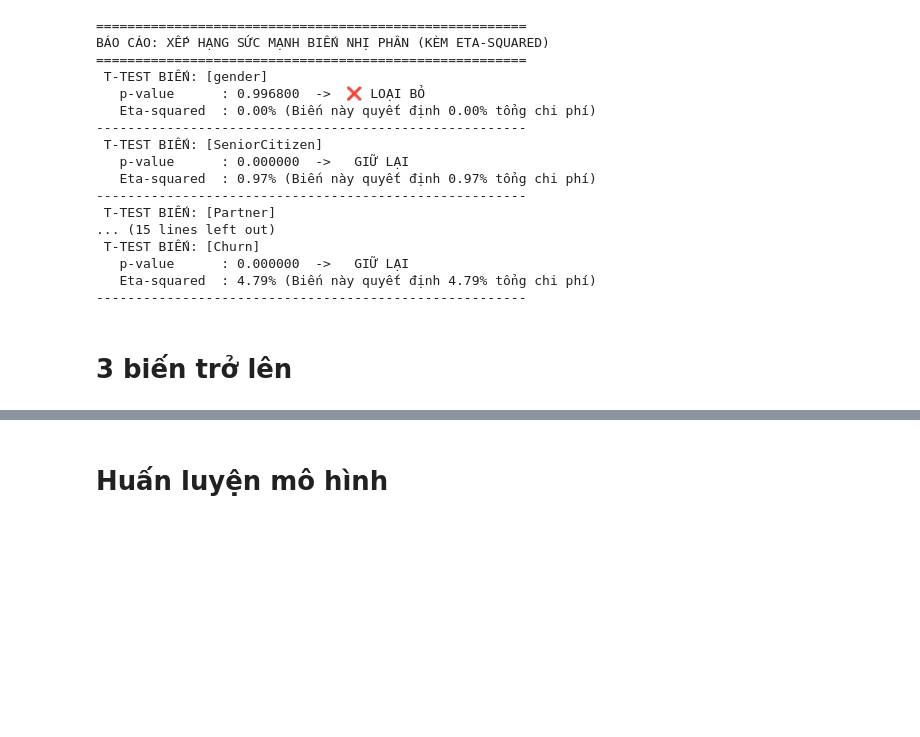
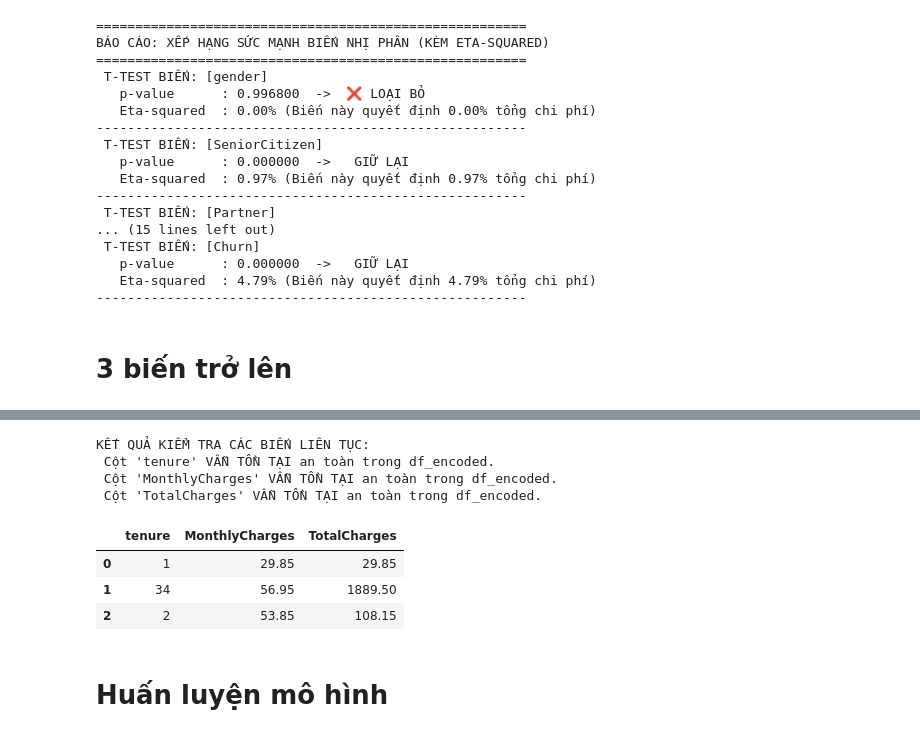
Before and after one commit to lamphat344961-alt/DA_mon_mhtk, a Jupyter notebook: project_1/shoot1.ipynb, the cells around one changed output, grey strips where cells are left out. Saved outputs shown, nothing was run; the diff lists cells and outputs as text; code cells hidden in the pictures; blank space fills up the shorter version.

```diff
--- a/project_1/shoot1.ipynb
+++ b/project_1/shoot1.ipynb
@@ -721,3 +737,25 @@ X_train, X_test, y_train, y_test = train_test_split(X_final, y, test_size=0.2, r
+# %%
+# Kiểm tra sự tồn tại của các cột số trong tập dữ liệu đã mã hóa
+numeric_check = ['tenure', 'MonthlyCharges', 'TotalCharges']
+
+print("KẾT QUẢ KIỂM TRA CÁC BIẾN LIÊN TỤC:")
+for col in numeric_check:
+    if col in df_encoded.columns:
+        print(f" Cột '{col}' VẪN TỒN TẠI an toàn trong df_encoded.")
+    else:
+        print(f" BÁO ĐỘNG: Cột '{col}' đã bị mất!")
+
+# Xem thử 3 dòng đầu tiên của riêng 3 cột này để yên tâm
+display(df_encoded[numeric_check].head(3))
+# %% [output]
+KẾT QUẢ KIỂM TRA CÁC BIẾN LIÊN TỤC:
+ Cột 'tenure' VẪN TỒN TẠI an toàn trong df_encoded.
+ Cột 'MonthlyCharges' VẪN TỒN TẠI an toàn trong df_encoded.
+ Cột 'TotalCharges' VẪN TỒN TẠI an toàn trong df_encoded.
+|  | tenure | MonthlyCharges | TotalCharges |
+| 0 | 1 | 29.85 | 29.85 |
+| 1 | 34 | 56.95 | 1889.50 |
+| 2 | 2 | 53.85 | 108.15 |
 # %% [markdown]
 # Huấn luyện mô hình
 # %%
```
Also changed, not shown: parts of 17 cells of this notebook, 1 other file.
